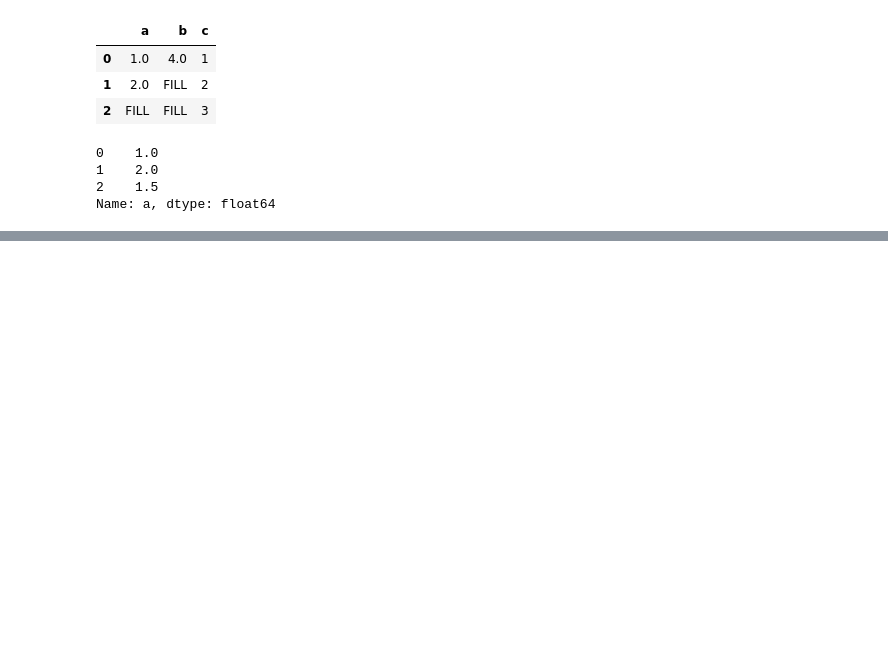
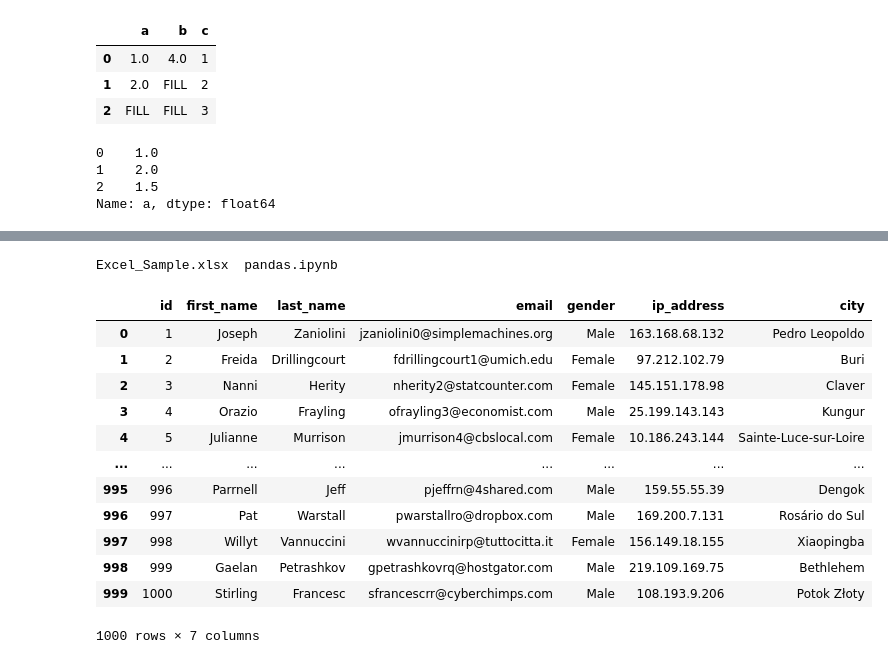
Before and after one commit to suyashsingh6492/python-data-analysis, a Jupyter notebook: panda/pandas.ipynb, the cells around one changed output, grey strips where cells are left out. Saved outputs shown, nothing was run; the diff lists cells and outputs as text; code cells hidden in the pictures; blank space fills up the shorter version.

```diff
--- a/panda/pandas.ipynb
+++ b/panda/pandas.ipynb
@@ -299,0 +527,20 @@ data = {'Company':['GOOG','GOOG','MSFT','MSFT','FB','FB'],
+# %%
+ls
+# %% [output]
+Excel_Sample.xlsx  pandas.ipynb
+# %%
+pd.read_csv('example.csv')
+# %% [output]
+|  | id | first_name | last_name | email | gender | ip_address | city |
+| 0 | 1 | Joseph | Zaniolini | jzaniolini0@simplemachines.org | Male | 163.168.68.132 | Pedro Leopoldo |
+| 1 | 2 | Freida | Drillingcourt | fdrillingcourt1@umich.edu | Female | 97.212.102.79 | Buri |
+| 2 | 3 | Nanni | Herity | nherity2@statcounter.com | Female | 145.151.178.98 | Claver |
+| 3 | 4 | Orazio | Frayling | ofrayling3@economist.com | Male | 25.199.143.143 | Kungur |
+| 4 | 5 | Julianne | Murrison | jmurrison4@cbslocal.com | Female | 10.186.243.144 | Sainte-Luce-sur-Loire |
+| ... | ... | ... | ... | ... | ... | ... | ... |
+| 995 | 996 | Parrnell | Jeff | pjeffrn@4shared.com | Male | 159.55.55.39 | Dengok |
+| 996 | 997 | Pat | Warstall | pwarstallro@dropbox.com | Male | 169.200.7.131 | Rosário do Sul |
+| 997 | 998 | Willyt | Vannuccini | wvannuccinirp@tuttocitta.it | Female | 156.149.18.155 | Xiaopingba |
+| 998 | 999 | Gaelan | Petrashkov | gpetrashkovrq@hostgator.com | Male | 219.109.169.75 | Bethlehem |
+| 999 | 1000 | Stirling | Francesc | sfrancescrr@cyberchimps.com | Male | 108.193.9.206 | Potok Złoty |
+1000 rows × 7 columns
```
Also changed, not shown: parts of 33 cells of this notebook, 41 other files.
